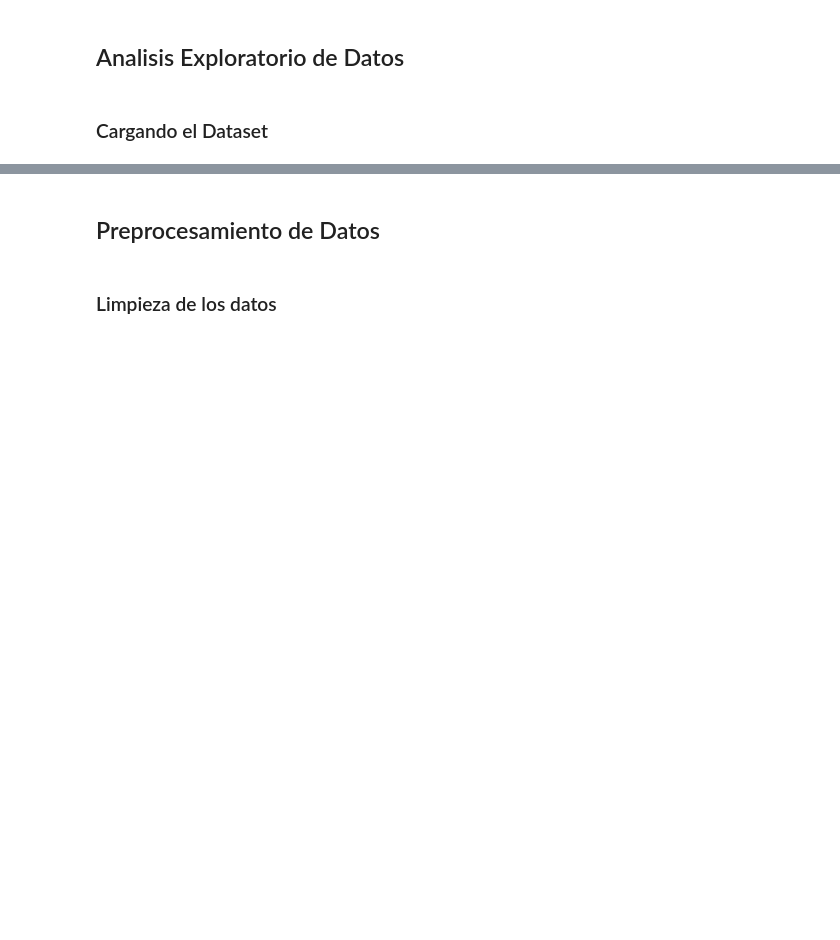
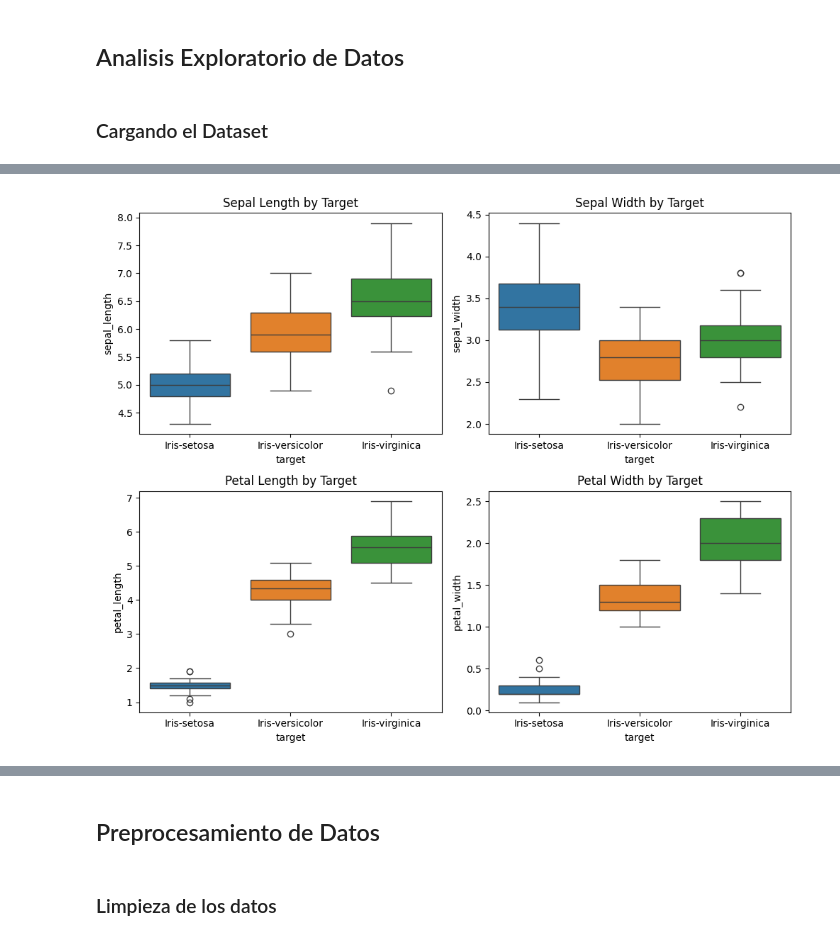
Before and after one commit to Lons0G/Decision-Tree, a Jupyter notebook: Decision_Tree.ipynb, the cells around one changed output, grey strips where cells are left out. Drawn from its saved outputs; the diff is of its cells as text; code cells hidden in the pictures; blank space fills up the shorter version.

```diff
--- a/Decision_Tree.ipynb
+++ b/Decision_Tree.ipynb
@@ -30,0 +119,23 @@ df_iris.head()
+# %%
+fig, axs = plt.subplots(2, 2, figsize=(10, 8))
+
+
+ax = sns.boxplot(data = df_iris, x = 'target', y = 'sepal_length', hue='target', ax=axs[0, 0])
+axs[0, 0].set_title('Sepal Length by Target')
+
+ax = sns.boxplot(data = df_iris, x = 'target', y = 'sepal_width', hue='target', ax=axs[0, 1])
+axs[0, 1].set_title('Sepal Width by Target')
+
+
+ax = sns.boxplot(data = df_iris, x = 'target', y = 'petal_length', hue='target', ax=axs[1, 0])
+axs[1, 0].set_title('Petal Length by Target')
+
+ax = sns.boxplot(data = df_iris, x = 'target', y = 'petal_width', hue='target', ax=axs[1, 1])
+axs[1, 1].set_title('Petal Width by Target')
+
+
+# Ajustar el layout
+plt.tight_layout()
+plt.show()
+# %% [output]
+[figure, added]
```
Also changed, not shown: parts of 18 cells of this notebook, 30 other files.
